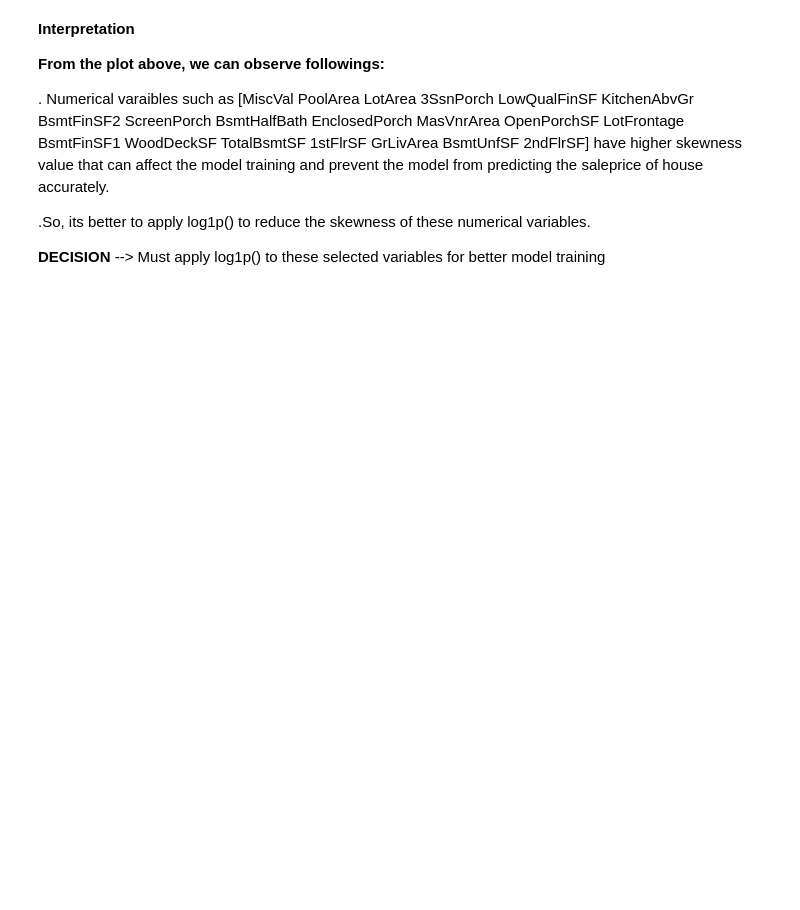
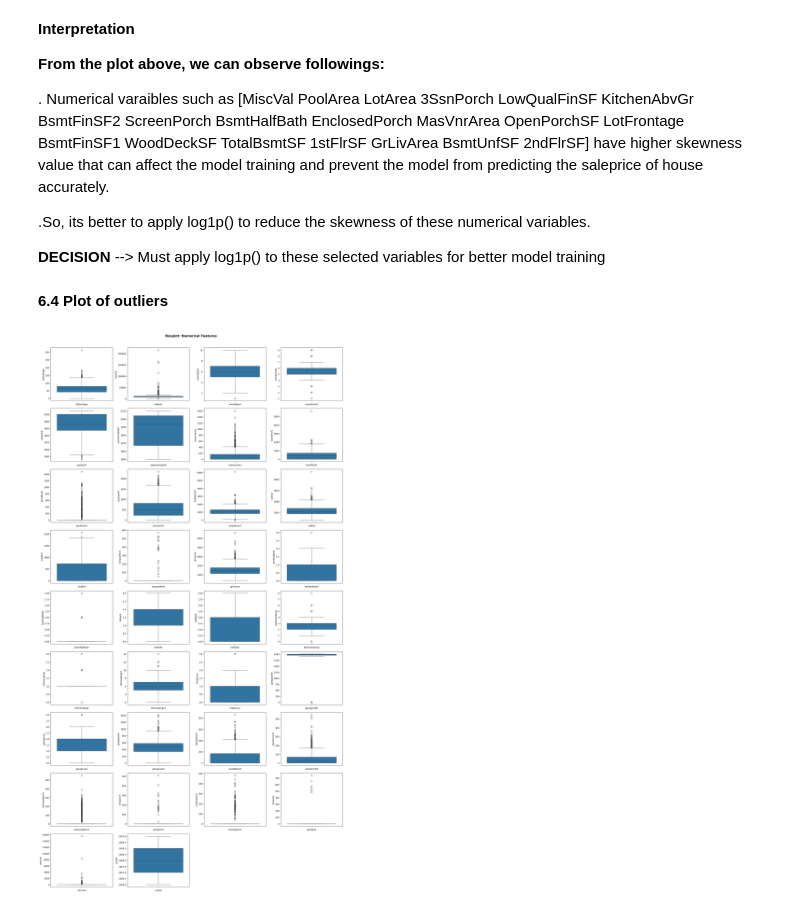
Before and after one commit to AsokTamang/houseprice_predictor, a Jupyter notebook: notebook/Untitled.ipynb, the cells around one changed output. Saved outputs shown, nothing was run; the diff lists cells and outputs as text; code cells hidden in the pictures; blank space fills up the shorter version.

```diff
--- a/notebook/Untitled.ipynb
+++ b/notebook/Untitled.ipynb
@@ -332,3 +333,21 @@ BsmtUnfSF
 
 
 **DECISION** --> Must apply log1p() to these selected variables for better model training
+# %% [markdown]
+**6.4 Plot of outliers**
+# %%
+n_cols = 4
+n_rows = int(np.ceil(len(numerical) / n_cols))
+fig,axes = plt.subplots(n_rows,n_cols,figsize=(20,n_rows * 4))
+axes = axes.flatten()
+for i,feature in enumerate(numerical):
+    sns.boxplot(y=df_raw[feature].fillna(0),ax=axes[i])
+    axes[i].set_xlabel(feature)
+for j in range(i+1,len(axes)):
+    axes[j].set_visible(False)
+
+fig.suptitle('Boxplot: Numerical Features',fontsize='15',fontweight='bold',y=1.01)
+plt.tight_layout()
+plt.show()
+# %% [output]
+[figure, added]
```
Also changed, not shown: parts of 9 cells of this notebook.
